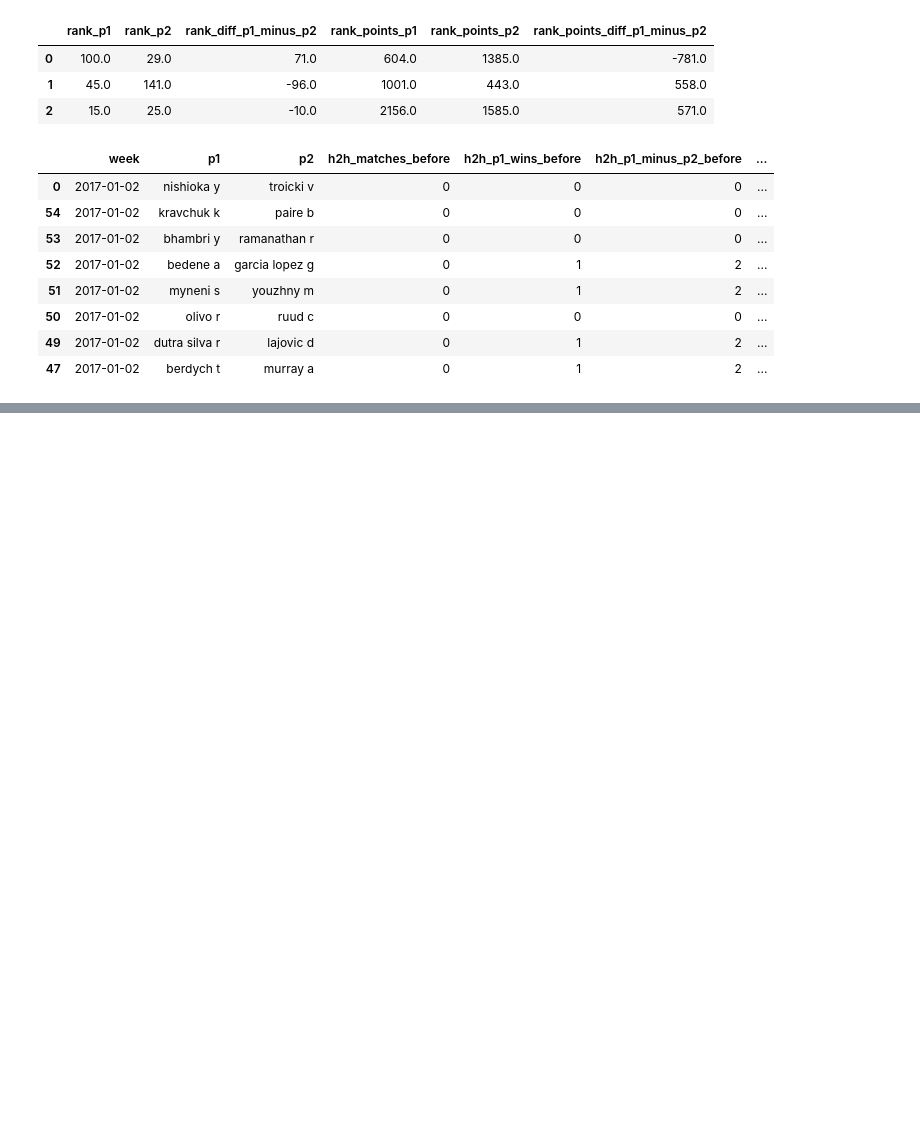
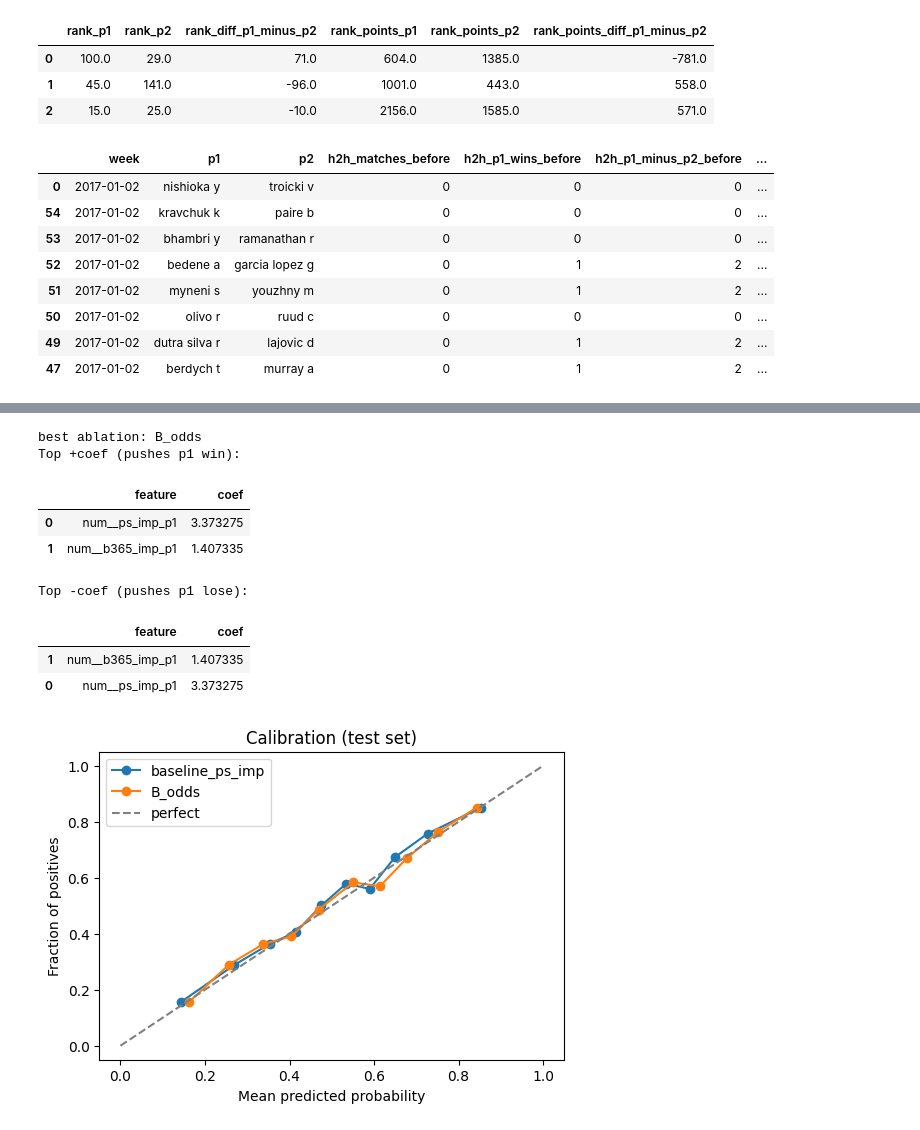
Before and after one commit to lexforfree/course_work, a Jupyter notebook: Untitled.ipynb, the cells around one changed output, grey strips where cells are left out. Drawn from its saved outputs; the diff is of its cells as text; code cells hidden in the pictures; blank space fills up the shorter version.

```diff
--- a/Untitled.ipynb
+++ b/Untitled.ipynb
@@ -251,0 +467,56 @@ joined[['form_p1_last10','form_p2_last10','form_diff_p1_minus_p2_last10']].head(
+# %%
+# Inspect best ablation: coefficients + calibration plot
+best_name = ablation_df.sort_values('logloss').iloc[0]['model']
+print('best ablation:', best_name)
+
+p_best, best_pipe, best_cols = pred_store[best_name]
+
+# Coefficients (including one-hot for surface)
+pre = best_pipe.named_steps['preprocess']
+clf = best_pipe.named_steps['model']
+
+try:
+    feature_names = pre.get_feature_names_out()
+except Exception:
+    feature_names = np.array([f'f{i}' for i in range(len(clf.coef_.ravel()))])
+
+coef = clf.coef_.ravel()
+coef_df = pd.DataFrame({'feature': feature_names, 'coef': coef})
+coef_df['abs_coef'] = coef_df['coef'].abs()
+coef_df = coef_df.sort_values('abs_coef', ascending=False)
+
+print('Top +coef (pushes p1 win):')
+display(coef_df.sort_values('coef', ascending=False).head(15)[['feature','coef']])
+print('Top -coef (pushes p1 lose):')
+display(coef_df.sort_values('coef', ascending=True).head(15)[['feature','coef']])
+
+# Calibration curves on test
+fig, ax = plt.subplots(figsize=(6, 4))
+
+# baseline: ps_imp_p1 (after fillna in split cell it is finite)
+p_base = test_df['ps_imp_p1'].to_numpy(dtype=float)
+mask = np.isfinite(y_test.to_numpy()) & np.isfinite(p_base)
+frac_pos, mean_pred = calibration_curve(y_test.to_numpy()[mask], p_base[mask], n_bins=10, strategy='quantile')
+ax.plot(mean_pred, frac_pos, marker='o', label='baseline_ps_imp')
+
+mask2 = np.isfinite(y_test.to_numpy()) & np.isfinite(p_best)
+frac_pos2, mean_pred2 = calibration_curve(y_test.to_numpy()[mask2], p_best[mask2], n_bins=10, strategy='quantile')
+ax.plot(mean_pred2, frac_pos2, marker='o', label=best_name)
+
+ax.plot([0, 1], [0, 1], linestyle='--', color='gray', label='perfect')
+ax.set_xlabel('Mean predicted probability')
+ax.set_ylabel('Fraction of positives')
+ax.set_title('Calibration (test set)')
+ax.legend()
+plt.show()
+# %% [output]
+best ablation: B_odds
+Top +coef (pushes p1 win):
+|  | feature | coef |
+| 0 | num__ps_imp_p1 | 3.373275 |
+| 1 | num__b365_imp_p1 | 1.407335 |
+Top -coef (pushes p1 lose):
+|  | feature | coef |
+| 1 | num__b365_imp_p1 | 1.407335 |
+| 0 | num__ps_imp_p1 | 3.373275 |
+[figure, added]
```
Also changed, not shown: parts of 6 cells of this notebook, 8 other files.
